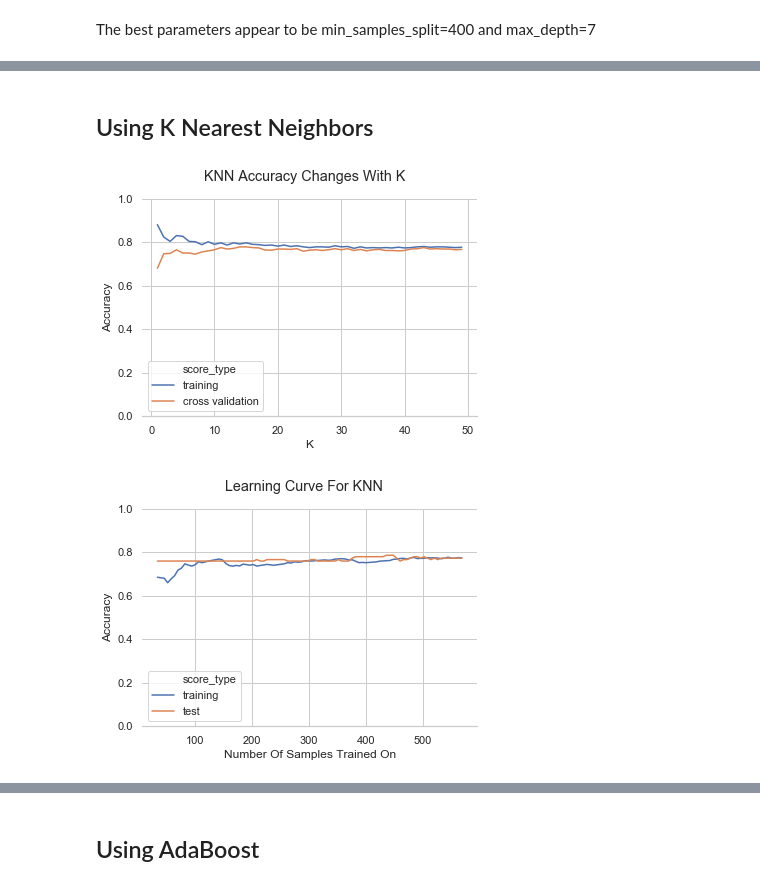
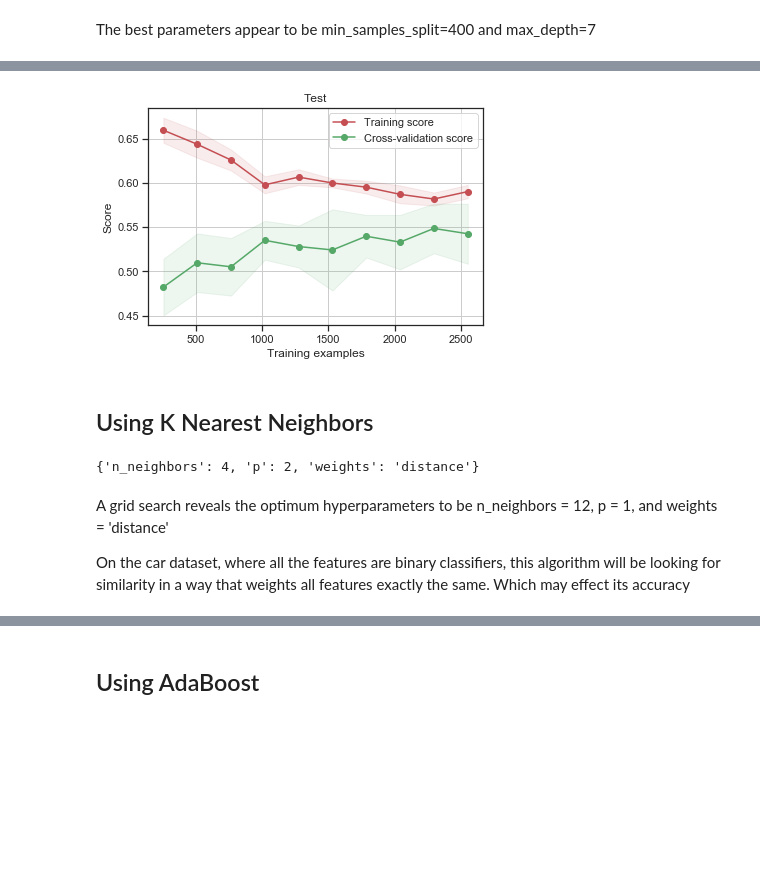
Before and after one commit to JonMcEntee/gatech, a Jupyter notebook: Machine Learning - Assignment 1.ipynb, the cells around one changed output, grey strips where cells are left out. Cells and saved outputs as stored; diff of their text form; code cells hidden in the pictures; blank space fills up the shorter version.

```diff
--- a/Machine Learning - Assignment 1.ipynb
+++ b/Machine Learning - Assignment 1.ipynb
@@ -184,0 +333,5 @@ plot_scores(title="Learning Curve For Decision Tree",
+# %%
+# the built in learning curve
+clf = DecisionTreeClassifier(max_depth=7, min_samples_split=150)
+plot_learning_curve(estimator=clf, title="Test", X=X, y=y, cv=10)
+# %% [output]
@@ -184,0 +339 @@ plot_scores(title="Learning Curve For Decision Tree",
+[figure, added]
@@ -192,11 +355,17 @@ parameters = {
 }
 
 knn = KNeighborsClassifier()
-clf = GridSearchCV(knn, parameters, cv=10)
+clf = GridSearchCV(knn, parameters, cv=10, n_jobs=-1)
 clf.fit(X_train, y_train)
 clf.best_params_
+# %% [output]
+{'n_neighbors': 4, 'p': 2, 'weights': 'distance'}
+# %% [markdown]
+A grid search reveals the optimum hyperparameters to be n_neighbors = 12, p = 1, and weights = 'distance'
+
+On the car dataset, where all the features are binary classifiers, this algorithm will be looking for similarity in a way that weights all features exactly the same. Which may effect its accuracy
 # %%
-clf = KNeighborsClassifier(p=2)
+clf = KNeighborsClassifier(p=1)
 accuracy_vs_depth = feature_growth_data(clf=clf, X=X_train, y=y_train,
                                         variable='n_neighbors', parameter_range=range(1, 50))
 
@@ -204,15 +373,11 @@ plot_scores(title="KNN Accuracy Changes With K",
             xlabel="K",
             ylabel="Accuracy",
             score_data=accuracy_vs_depth)
-# %% [output]
-[figure, removed]
 # %%
-clf = KNeighborsClassifier(p=2, n_neighbors=30)
+clf = KNeighborsClassifier(p=1, n_neighbors=10)
 learning_curve_data = learning_curve_dataframe(X_train, X_test, y_train, y_test, clf=clf)
 
 plot_scores(title="Learning Curve For KNN",
             xlabel="Number Of Samples Trained On",
             ylabel="Accuracy",
             score_data = learning_curve_data)
-# %% [output]
-[figure, removed]
```
Also changed, not shown: parts of 44 cells of this notebook.
